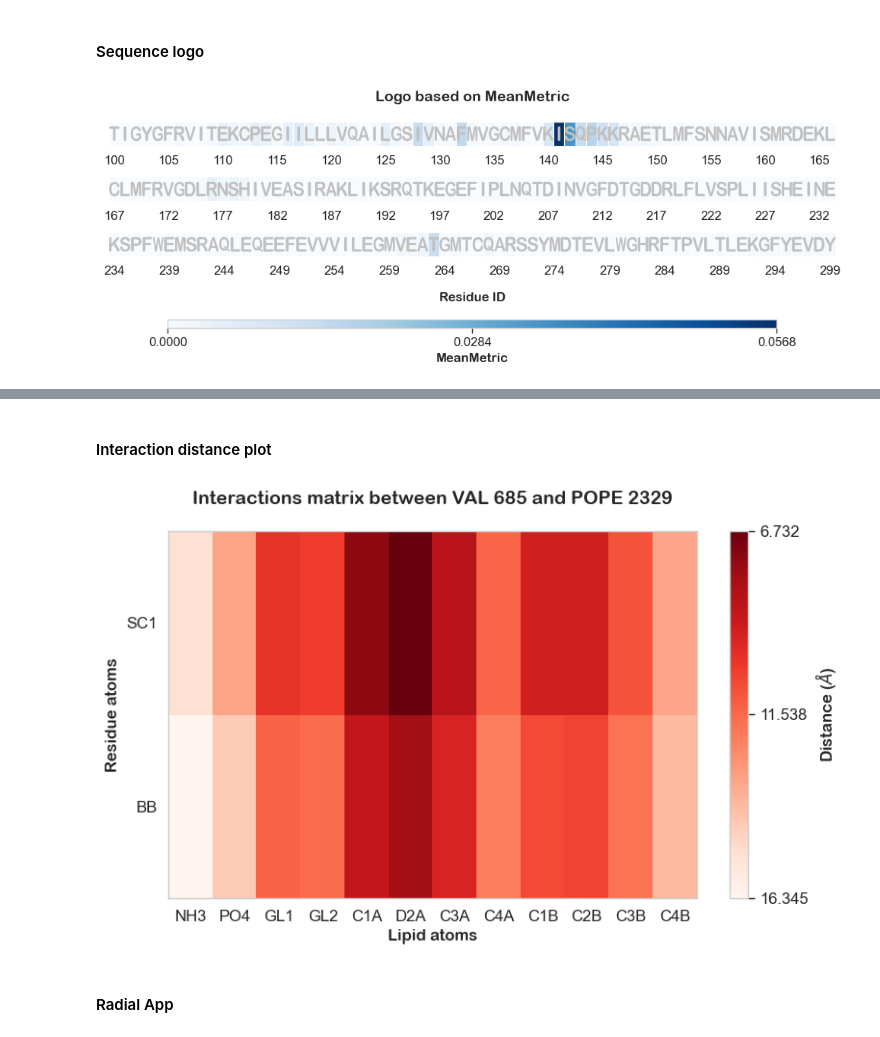
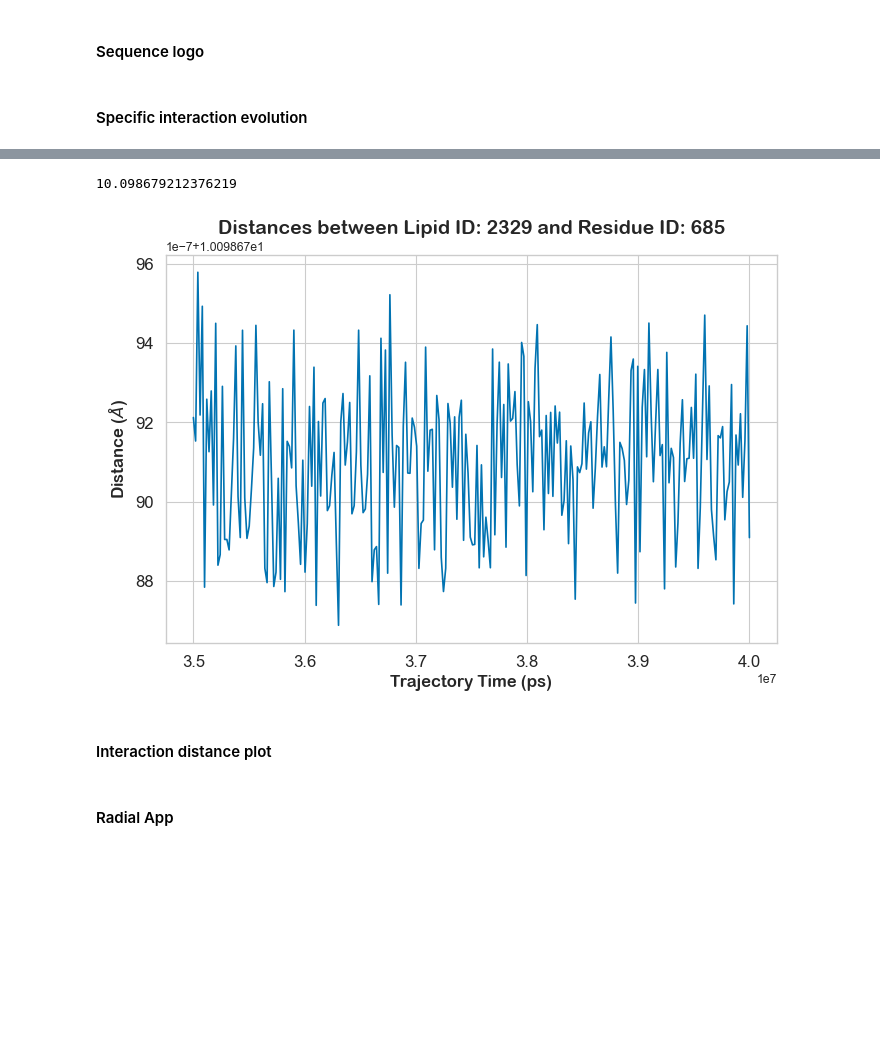
Before and after one commit to ProLint/prolint2, a Jupyter notebook: docs/notebooks/06_Generating_Plots.ipynb, the cells around one changed output, grey strips where cells are left out. Saved outputs shown, nothing was run; the diff lists cells and outputs as text; code cells hidden in the pictures; blank space fills up the shorter version.

Commit message:
adding TwoPointDistances

```diff
--- a/docs/notebooks/06_Generating_Plots.ipynb
+++ b/docs/notebooks/06_Generating_Plots.ipynb
@@ -68,10 +60,8 @@ DG.generate_script(DurationGantt, 'contact_durations_gantt_plot.py')
 # %% [markdown]
 #### Sequence logo
 # %%
-from prolint2.plotting import LogoResidues
+# from prolint2.plotting import LogoResidues
 
-LR = LogoResidues(u, mean_contacts)
-LR.create_plot(lipid_type='POPS', metric_name='MeanMetric', res_ids=range(100, 300))
+# LR = LogoResidues(u, mean_contacts)
+# LR.create_plot(lipid_type='POPS', metric_name='MeanMetric', res_ids=range(100, 300))
-# %% [output]
-[figure, removed]
 # %%
@@ -78,0 +69,8 @@ LR.generate_script(LogoResidues, 'metric_by_residue_logo_plot.py')
+# %% [markdown]
+#### Specific interaction evolution
+# %%
+from prolint2.plotting import TwoPointDistanceEvolution
+
+TPD = TwoPointDistanceEvolution(u)
+TPD.create_plot(lipid_id = 2329, residue_id = 685, unit = 'time', smooth_line = True, n_points = 250, useOffset = True)
+# %% [output]
@@ -78,0 +78,2 @@ LR.generate_script(LogoResidues, 'metric_by_residue_logo_plot.py')
+10.098679212376219
+[figure, added]
@@ -79,10 +82,8 @@ LR.generate_script(LogoResidues, 'metric_by_residue_logo_plot.py')
 # %% [markdown]
 #### Interaction distance plot
 # %%
-from prolint2.plotting import InteractionHeatMap
+# from prolint2.plotting import InteractionHeatMap
 
-IHM = InteractionHeatMap(u, contacts)
-IHM.create_plot(residue_id=685, lipid_id=2329, palette='Reds')
+# IHM = InteractionHeatMap(u, contacts)
+# IHM.create_plot(residue_id=685, lipid_id=2329, palette='Reds')
-# %% [output]
-[figure, removed]
 # %%
```
Also changed, not shown: parts of 18 cells of this notebook, 4 other files.
